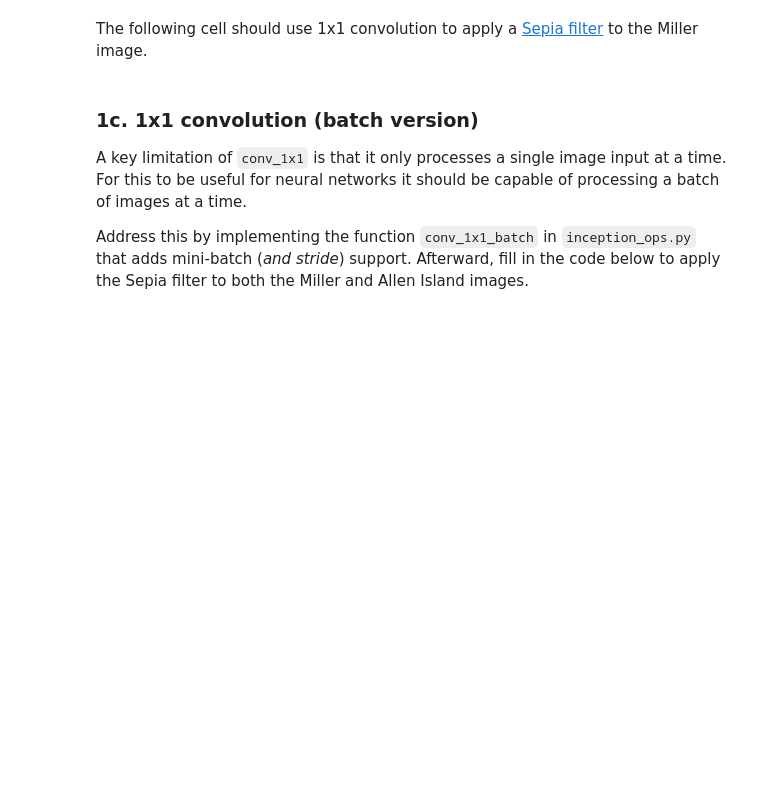
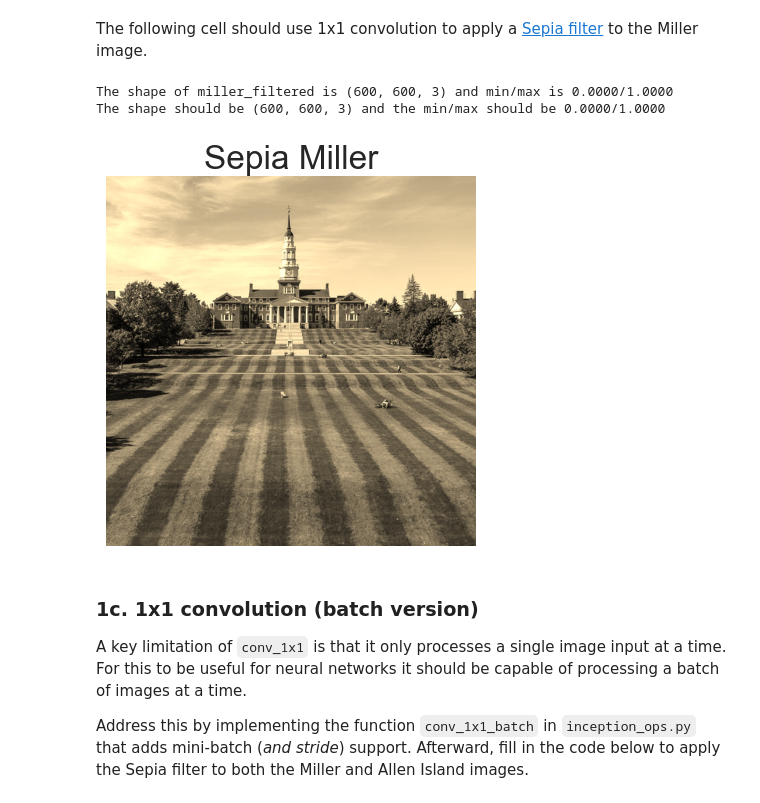
Before and after one commit to treytuscai/DeepNeuralLib, a Jupyter notebook: inception_net.ipynb, the cells around one changed output. Drawn from its saved outputs; the diff is of its cells as text; code cells hidden in the pictures; blank space fills up the shorter version.

```diff
--- a/inception_net.ipynb
+++ b/inception_net.ipynb
@@ -103,17 +107,21 @@ The following cell should use 1x1 convolution to apply a [Sepia filter](https://
 # %%
 # 3 filters/neurons with 3 input color chans
 sepia_filter = tf.constant([[0.393, 0.349, 0.272],
                             [0.769, 0.686, 0.534],
                             [0.189, 0.168, 0.131]])
 
 # TODO: Call conv_1x1 on your preprocessed Miller image
-
+miller_filtered = conv_1x1(miller_tf, sepia_filter)
 
 miller_filtered  = tf.clip_by_value(miller_filtered, clip_value_min=0, clip_value_max=1)
 
 print(f'The shape of miller_filtered is {miller_filtered.shape} and min/max is {tf.reduce_min(miller_filtered):.4f}/{tf.reduce_max(miller_filtered):.4f}')
 print('The shape should be (600, 600, 3) and the min/max should be 0.0000/1.0000')
 show_image(miller_filtered, 'Sepia Miller')
+# %% [output]
+The shape of miller_filtered is (600, 600, 3) and min/max is 0.0000/1.0000
+The shape should be (600, 600, 3) and the min/max should be 0.0000/1.0000
+[figure, added]
 # %% [markdown]
 ### 1c. 1x1 convolution (batch version)
 
```
Also changed, not shown: parts of 3 cells of this notebook, 1 other file.
